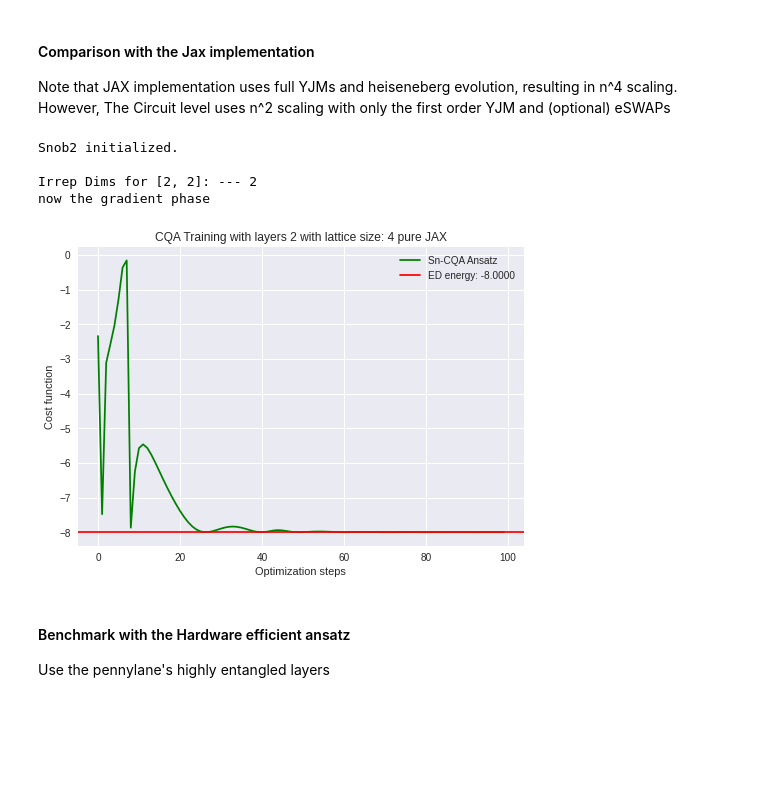
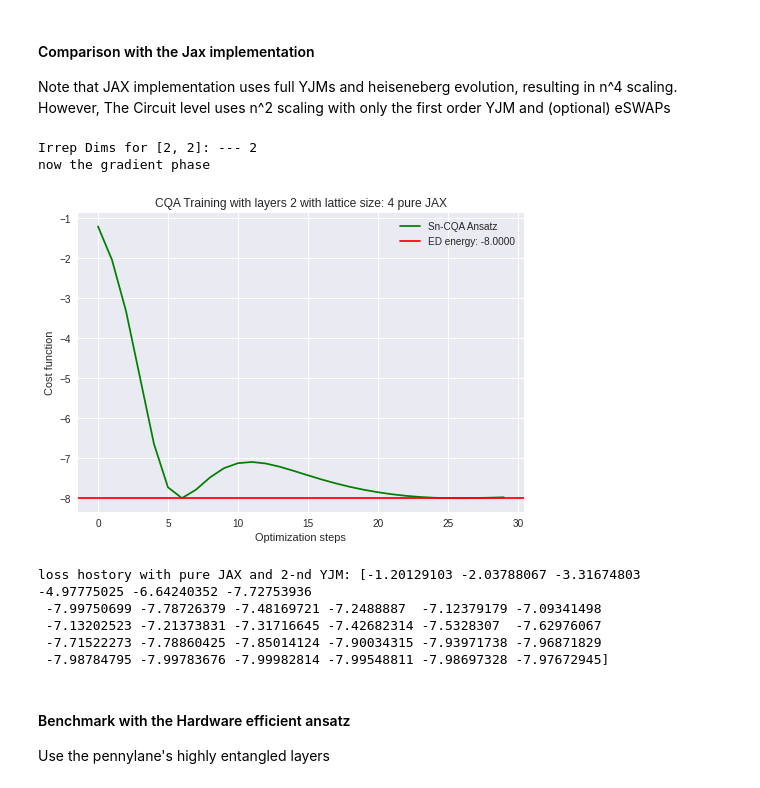
Before and after one commit to hanzheng98/Sn-CQA, a Jupyter notebook: pennylane_codes/cqa_tutorial.ipynb, the cells around one changed output. Saved outputs shown, nothing was run; the diff lists cells and outputs as text; code cells hidden in the pictures; blank space fills up the shorter version.

```diff
--- a/pennylane_codes/cqa_tutorial.ipynb
+++ b/pennylane_codes/cqa_tutorial.ipynb
@@ -38,20 +43,45 @@ myargs.backend = 'ibm_perth'
 # %% [markdown]
 #### Check the Exact Diagonal
 # %%
-def getHam_square(lattice_size: Union[int, list], J: Optional[Union[list, int]], get_matrix: bool=False):
+def getHam_square_frust(lattice_size: Union[int, list], J: Optional[Union[list, int]], get_matrix: bool=False):
     '''
     Build the Heisenberg Hamiltonian
     '''
     graph = nx.generators.lattice.grid_2d_graph(lattice_size[0],lattice_size[1])
     graph = nx.relabel.convert_node_labels_to_integers(graph)
-    obs = []
-    coeffs = []
+    A = np.array(nx.adjacency_matrix(graph).todense(), dtype=np.int32)
+    # print(A)
+    A2 = np.matmul(A, A)
+    # print(A2)
+    obs_J1 = []
+    coeffs_J1 = []
     for edge in graph.edges():
-        coeffs.extend([1.0, 1.0, 1.0])
-        obs.extend([qml.PauliX(edge[0]) @ qml.PauliX(edge[1]),
+        coeffs_J1.extend([1.0, 1.0, 1.0])
+        obs_J1.extend([qml.PauliX(edge[0]) @ qml.PauliX(edge[1]),
                             qml.PauliY(edge[0]) @ qml.PauliY(edge[1]),
                             qml.PauliZ(edge[0]) @ qml.PauliZ(edge[1])])
-    hamiltonian_heisenberg = qml.Hamiltonian(coeffs, obs) * J[0]
+    second_edges = []
+    for i in range(len(A2)):
+        for j in range(i):
+            if A2[i, j] >0:
+                # print('asa')
+                second_edges.append((i, j))
+    coeffs_J2 = []
+    obs_J2 = []
+    for edge in second_edges:
+        coeffs_J2.extend([1.0, 1.0, 1.0])
+        obs_J2.extend([qml.PauliX(edge[0]) @ qml.PauliX(edge[1]),
+                            qml.PauliY(edge[0]) @ qml.PauliY(edge[1]),
+                            qml.PauliZ(edge[0]) @ qml.PauliZ(edge[1])])
+
+    # print(coeffs_J1)
+    # print(coeffs_J2)
+    # print(obs_J1)
+    # print(obs_J2)
+
+
+
+    hamiltonian_heisenberg = qml.Hamiltonian(coeffs_J1, obs_J1) * J[0] + qml.Hamiltonian(coeffs_J2, obs_J2) * J[1]
     if get_matrix:
         # matrix = 0
         # for coeff, op in zip(hamiltonian_heisenberg.coeffs, hamiltonian_heisenberg.ops):
@@ -61,7 +91,7 @@ def getHam_square(lattice_size: Union[int, list], J: Optional[Union[list, int]],
         return matrix.astype('float64')
     return hamiltonian_heisenberg
 
-ham_mat = getHam_square(myargs.lattice_size, myargs.J, get_matrix=True)
+ham_mat = getHam_square_frust(myargs.lattice_size, myargs.J, get_matrix=True)
 # print(ham_mat.shape)
 E_gs, V_gs = eigh(ham_mat.astype('float64'), subset_by_index=[0,1])
 V_gs = V_gs[:,0]
@@ -296,43 +327,47 @@ lattice_simple = [[(1, 2), (2, 3), (3, 4), (1, 4)]]
 CsnFourier = CSnGradient(J= myargs.J,
                         lattice = lattice_simple,
                         Nsites=myargs.num_qubits,
-                        partit=[2,2] ,p=myargs.p, num_samples =int(1000), max_iter = int(100), lr=myargs.lr)
+                        partit=[2,2] ,p=myargs.p, num_samples =int(1000), max_iter = myargs.iterations, lr=myargs.lr)
 
 
 # Ham_rep = CsnFourier.Ham_rep()
 
 # print(CsnFilters.rep_mat_H)
 # E_gs, V_gs = eigh(Ham_rep.astype('float64'), subset_by_index=[0,1])
 # V_gs = V_gs[:,0]
 # E_gs = E_gs[0]
 # V_gs = jnp.asarray(V_gs)
 # print('True Ground state Energy via ED for partition {}:--- ({}) '.format(myargs.irrep, E_gs))
 # print('True Ground State wavefuncion in Sn irrep basis for partition {}:--- {}'.format(partit, V_gs))
 
 print('Irrep Dims for {}: --- {}'.format(myargs.irrep, CsnFourier.dim))
 
 print('now the gradient phase')
 
 
 optimizer = optax.adamw(learning_rate=myargs.lr)
 loss_history_jax, param_history_jax =CsnFourier.train(optimizer)
-loss_history_jax = [np.array(loss) * 4 for loss in loss_history_jax]
+loss_history_jax = jnp.array(loss_history_jax) * 4.0
 # print(loss_history)
 plt.style.use("seaborn")
 plt.plot(loss_history_jax , "g", label='Sn-CQA Ansatz')
 plt.axhline(e_gs, color='r', linestyle='-', label='ED energy: {:.4f}'.format(e_gs))
 plt.ylabel("Cost function")
 plt.xlabel("Optimization steps")
 plt.legend(loc="upper right")
 plt.title(f'CQA Training with layers {myargs.p} with lattice size: {myargs.num_qubits} pure JAX')
 plt.show()
 # plt.savefig(f'Figures/CQA_p{myargs.p}_lattice{myargs.num_qubits}')
+print(f'loss hostory with pure JAX and 2-nd YJM: {loss_history_jax}')
 # %% [output]
-Snob2 initialized.
-
 Irrep Dims for [2, 2]: --- 2
 now the gradient phase
-[figure, old version]
+[figure, new version]
+loss hostory with pure JAX and 2-nd YJM: [-1.20129103 -2.03788067 -3.31674803 -4.97775025 -6.64240352 -7.72753936
+ -7.99750699 -7.78726379 -7.48169721 -7.2488887  -7.12379179 -7.09341498
+ -7.13202523 -7.21373831 -7.31716645 -7.42682314 -7.5328307  -7.62976067
+ -7.71522273 -7.78860425 -7.85014124 -7.90034315 -7.93971738 -7.96871829
+ -7.98784795 -7.99783676 -7.99982814 -7.99548811 -7.98697328 -7.97672945]
 # %% [markdown]
 #### Benchmark with the Hardware efficient ansatz
 
```
Also changed, not shown: parts of 24 cells of this notebook, 33 other files.
